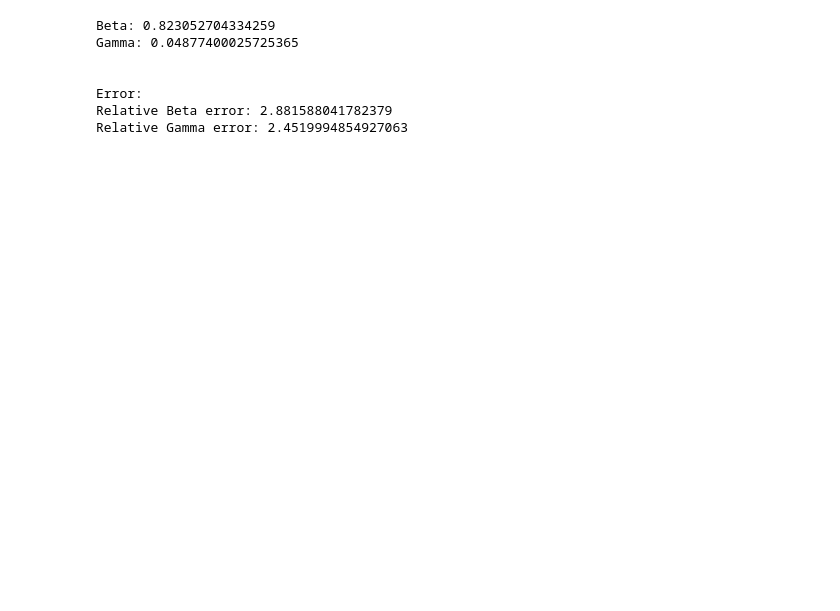
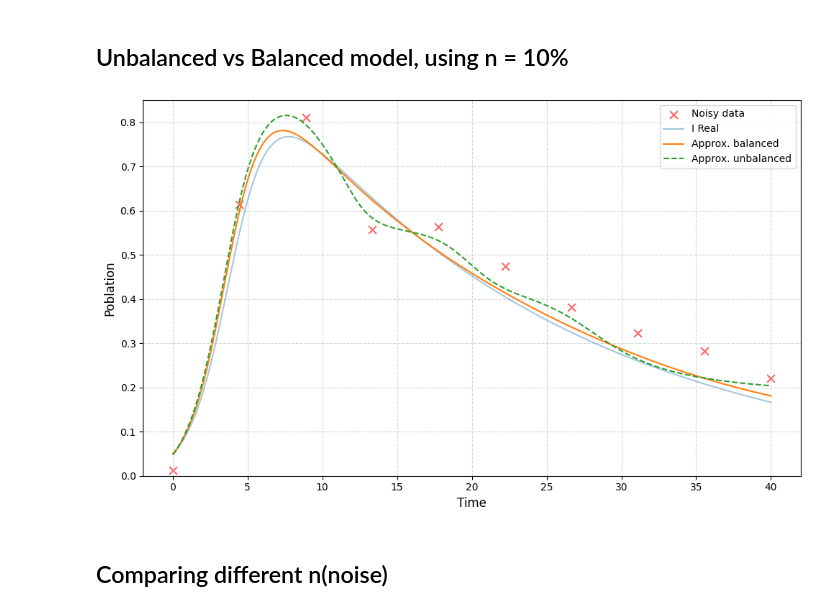
Before and after one commit to DiegoH81/PINNs, a Jupyter notebook: SIR.ipynb, the cells around one changed output. Saved outputs shown, nothing was run; the diff lists cells and outputs as text; code cells hidden in the pictures; blank space fills up the shorter version.

```diff
--- a/SIR.ipynb
+++ b/SIR.ipynb
@@ -363,16 +195,0 @@ print(df_error)
-# %%
-# Parameters
-print(f"Beta: {model.beta.item()}")
-print(f"Gamma: {model.gamma.item()}")
-
-print("\n\nError: ")
-print(f"Relative Beta error: {np.abs(model.beta.item()/beta * 100 - 100)}")
-print(f"Relative Gamma error: {np.abs(model.gamma.item()/gamma * 100 - 100)}")
-# %% [output]
-Beta: 0.823052704334259
-Gamma: 0.04877400025725365
-
-
-Error:
-Relative Beta error: 2.881588041782379
-Relative Gamma error: 2.4519994854927063
@@ -378,0 +207,54 @@ Relative Gamma error: 2.4519994854927063
+# %%
+def getNoisySolution(solution, noiseBase, noiseSign, percentage):
+  solNoisy = solution.copy()
+  for k in range(3):  # S, I, R
+    maxVal = np.max(solution[:, k])
+    noiseScaled = noiseBase[k] * noiseSign[k] * (percentage/100.0) * maxVal
+
+    solNoisy[:, k] += noiseScaled
+    solNoisy[:, k]  = np.abs(sol_noisy[:, k])
+  solNoisy = np.clip(solNoisy, 0.0, 1.0)
+
+  return solNoisy
+# %% [markdown]
+## Unbalanced vs Balanced model, using n = 10%
+# %%
+solNoisy = getNoisySolution(sol, noise_base, noise_sign, 10.0)
+print("Start")
+modelBalanced, trainingTime, idHPoints = train(hasWeights = True, nHelperPoints = 10, sol_noisy = solNoisy)
+modelUnbalanced, trainingTime, idHPoints = train(hasWeights = True, nHelperPoints = 10, sol_noisy = solNoisy)
+print("Done")
+# %%
+colors = ['#1f77b4', '#ff7f0e', '#2ca02c']
+red = "#ff0000"
+
+plt.figure(figsize=(10, 6))
+
+h_points = t_real[idHPoints].detach().numpy()
+plt.scatter(h_points, sol_noisy[idHPoints, 1], color = red, marker='x', s=60, label="Noisy data", alpha=0.6)
+
+# REAL
+t_plot = t_real.detach().numpy()
+plt.plot(t_plot, sol[:, 1], color=colors[0], linestyle='-', linewidth=1.5, alpha=0.4, label=f"I Real")
+
+
+# PINNs
+model_balanced = modelBalanced(t_real).detach().numpy()
+model_unbalanced = modelUnbalanced(t_real).detach().numpy()
+
+plt.plot(t_plot, model_balanced[:, 1], color=colors[1], linestyle='-', linewidth=1.5, label=f"Approx. balanced")
+plt.plot(t_plot, model_unbalanced[:, 1], color=colors[2], linestyle='--', linewidth=1.5, label=f"Approx. unbalanced")
+
+
+plt.grid(True, which='both', linestyle='--', alpha=0.5)
+plt.xlabel('Time', fontsize=12)
+plt.ylabel('Poblation', fontsize=12)
+plt.legend(loc='upper right', bbox_to_anchor=(1, 1))
+plt.tight_layout()
+plt.ylim(0.0, 0.85)
+
+plt.show()
+# %% [output]
+[figure, added]
+# %% [markdown]
+## Comparing different n(noise)
```
Also changed, not shown: parts of 18 cells of this notebook.
